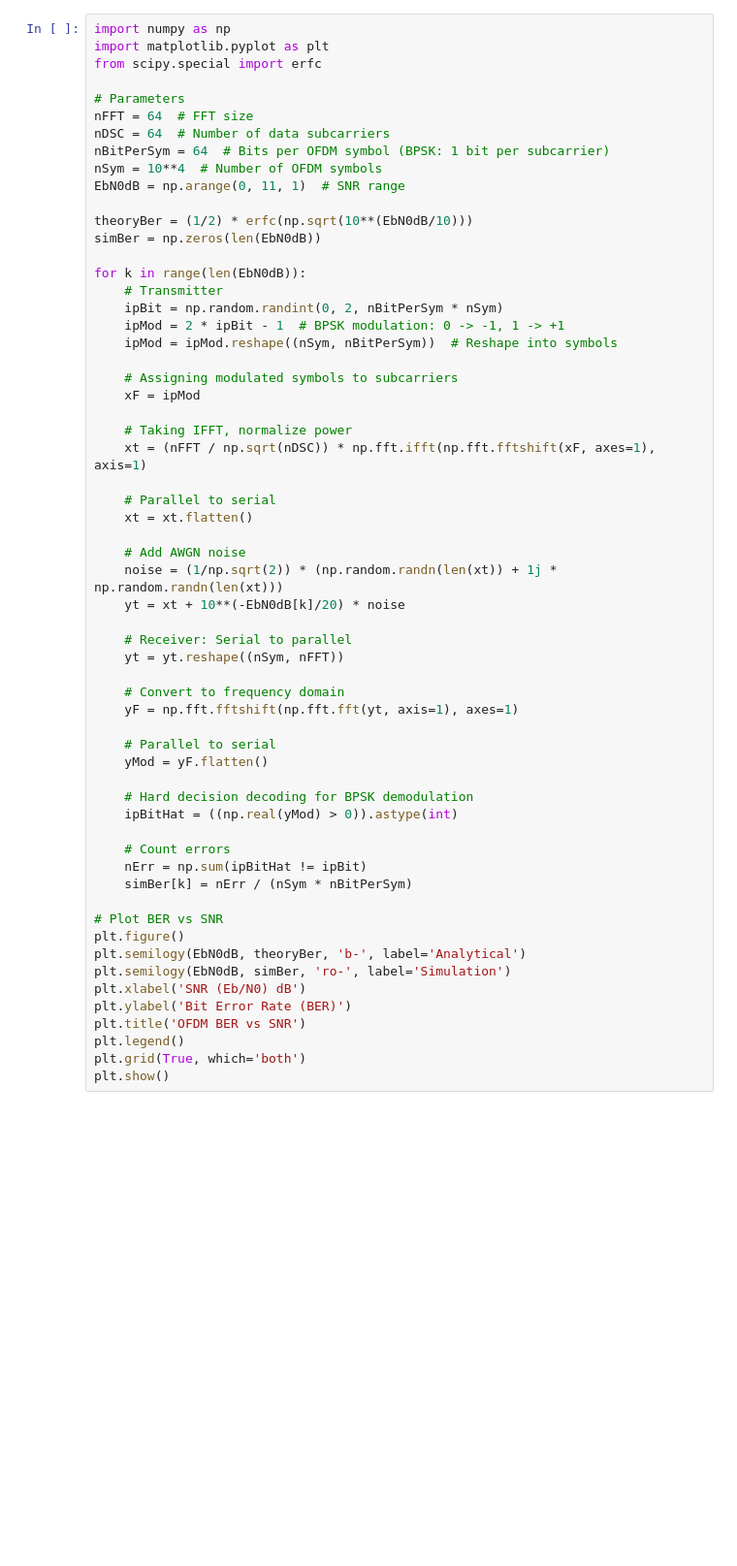
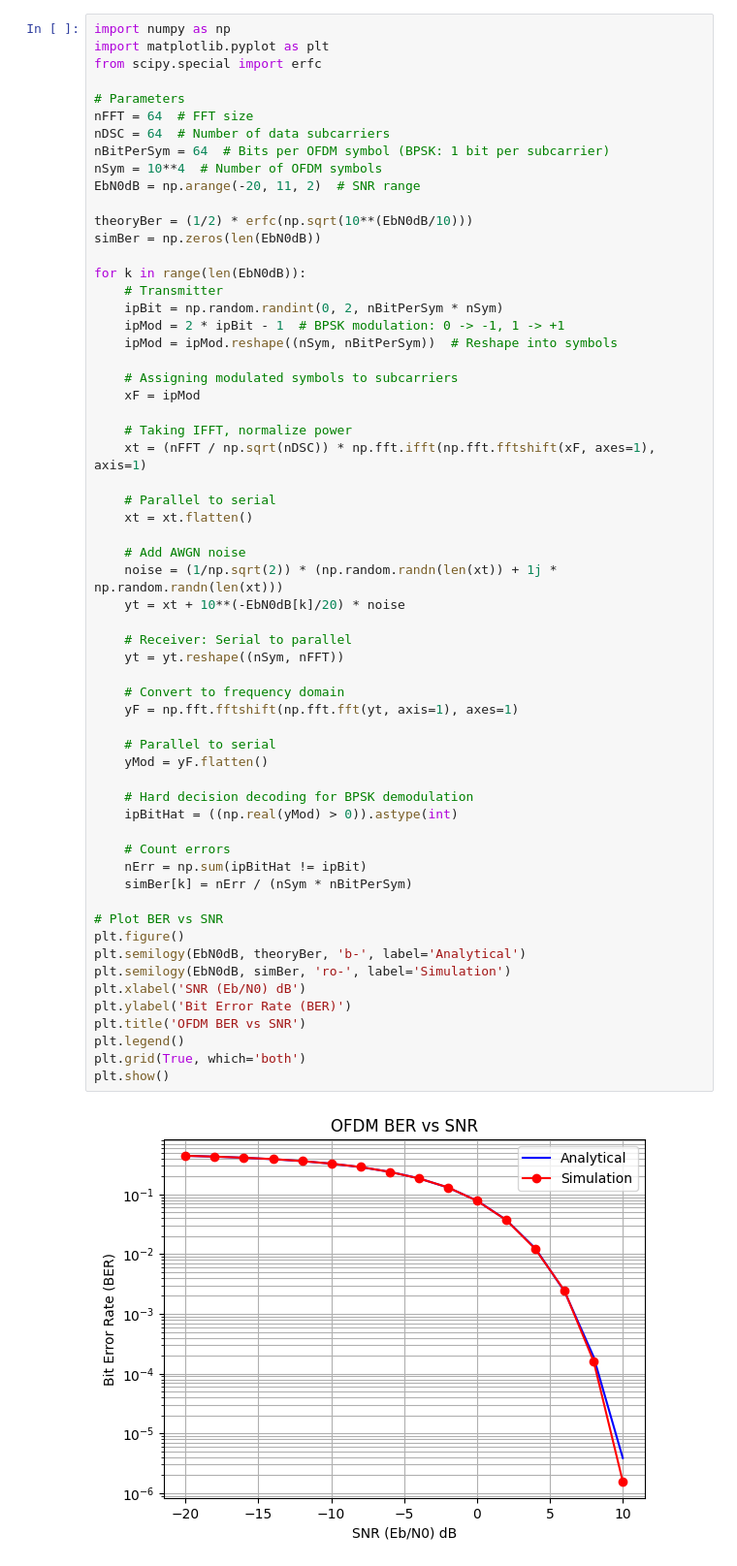
Before and after one commit to valmikGit/6G-efforts, a Jupyter notebook: attempt_1.ipynb, the cells around one changed output. Shown at 97% size. Saved outputs shown, nothing was run; the diff lists cells and outputs as text; blank space fills up the shorter version.

Commit message:
made the BER vs SNR graph

```diff
--- a/attempt_1.ipynb
+++ b/attempt_1.ipynb
@@ -8,7 +8,7 @@ nFFT = 64  # FFT size
 nDSC = 64  # Number of data subcarriers
 nBitPerSym = 64  # Bits per OFDM symbol (BPSK: 1 bit per subcarrier)
 nSym = 10**4  # Number of OFDM symbols
-EbN0dB = np.arange(0, 11, 1)  # SNR range
+EbN0dB = np.arange(-20, 11, 2)  # SNR range
 
 theoryBer = (1/2) * erfc(np.sqrt(10**(EbN0dB/10)))
 simBer = np.zeros(len(EbN0dB))
@@ -31,30 +31,32 @@ for k in range(len(EbN0dB)):
     # Add AWGN noise
     noise = (1/np.sqrt(2)) * (np.random.randn(len(xt)) + 1j * np.random.randn(len(xt)))
     yt = xt + 10**(-EbN0dB[k]/20) * noise
 
     # Receiver: Serial to parallel
     yt = yt.reshape((nSym, nFFT))
 
     # Convert to frequency domain
     yF = np.fft.fftshift(np.fft.fft(yt, axis=1), axes=1)
 
     # Parallel to serial
     yMod = yF.flatten()
 
     # Hard decision decoding for BPSK demodulation
     ipBitHat = ((np.real(yMod) > 0)).astype(int)
 
     # Count errors
     nErr = np.sum(ipBitHat != ipBit)
     simBer[k] = nErr / (nSym * nBitPerSym)
 
 # Plot BER vs SNR
 plt.figure()
 plt.semilogy(EbN0dB, theoryBer, 'b-', label='Analytical')
 plt.semilogy(EbN0dB, simBer, 'ro-', label='Simulation')
 plt.xlabel('SNR (Eb/N0) dB')
 plt.ylabel('Bit Error Rate (BER)')
 plt.title('OFDM BER vs SNR')
 plt.legend()
 plt.grid(True, which='both')
 plt.show()
+# %% [output]
+[figure, added]
```
Also changed, not shown: 2 other files.
